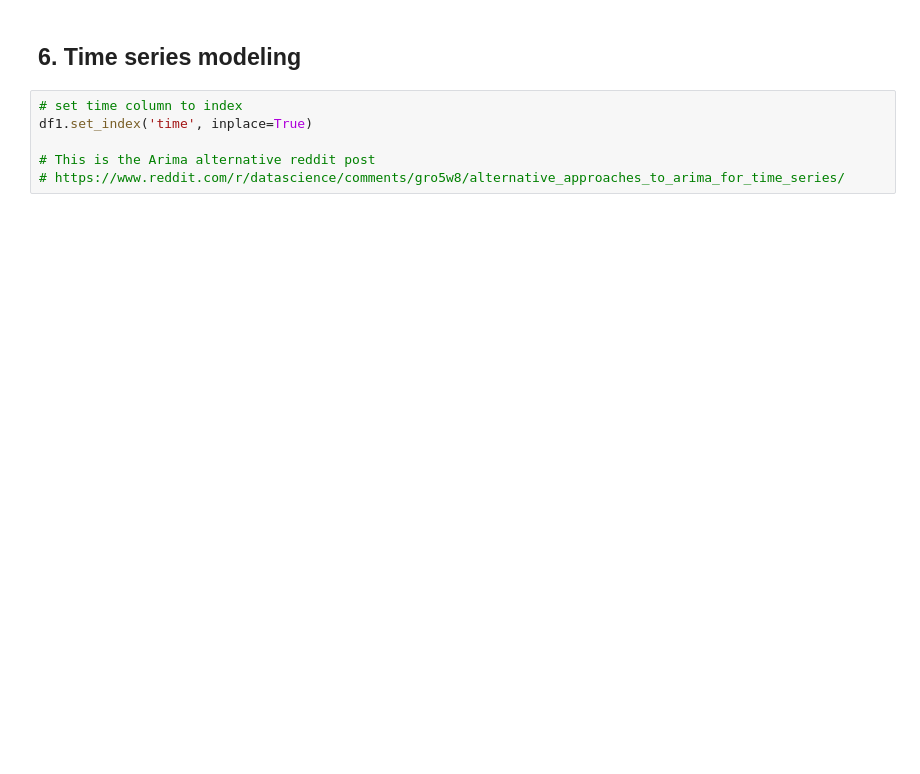
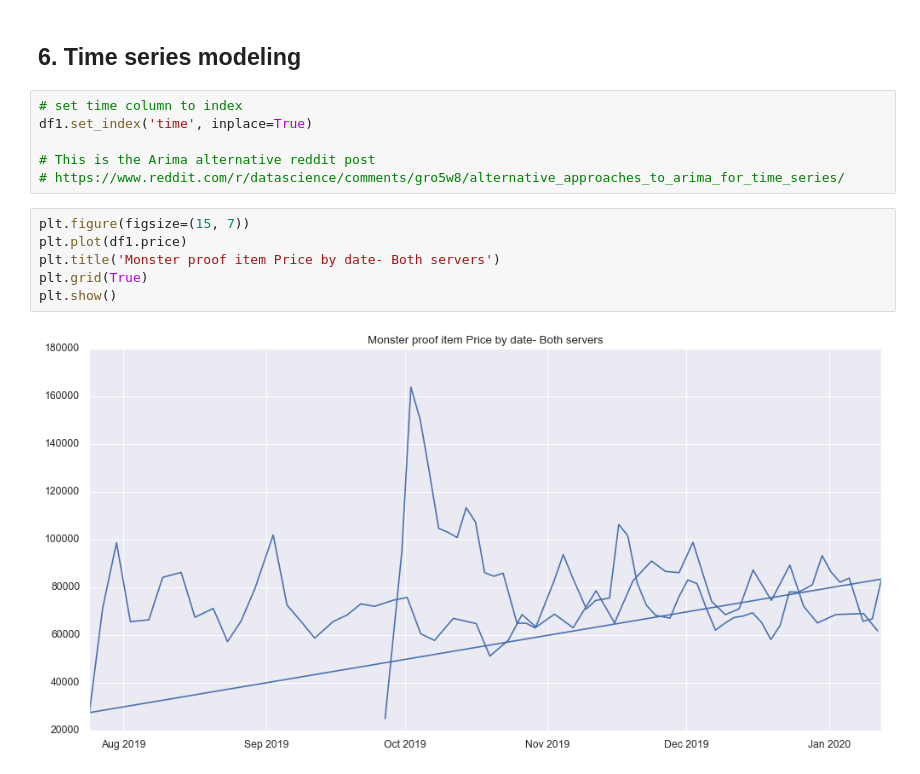
Before and after one commit to algakovic/ROMobile-MarketPrice-Timeseries-Analysis, a Jupyter notebook: SandboxROMExchangeAPI.ipynb, the cells around one changed output. Saved outputs shown, nothing was run; the diff lists cells and outputs as text; blank space fills up the shorter version.

Commit message:
make first time series visualisation

```diff
--- a/SandboxROMExchangeAPI.ipynb
+++ b/SandboxROMExchangeAPI.ipynb
@@ -313,3 +306,11 @@ df1.set_index('time', inplace=True)
 
 # This is the Arima alternative reddit post
 # https://www.reddit.com/r/datascience/comments/gro5w8/alternative_approaches_to_arima_for_time_series/
+# %%
+plt.figure(figsize=(15, 7))
+plt.plot(df1.price)
+plt.title('Monster proof item Price by date- Both servers')
+plt.grid(True)
+plt.show()
+# %% [output]
+[figure, added]
```
Also changed, not shown: parts of 3 cells of this notebook.
